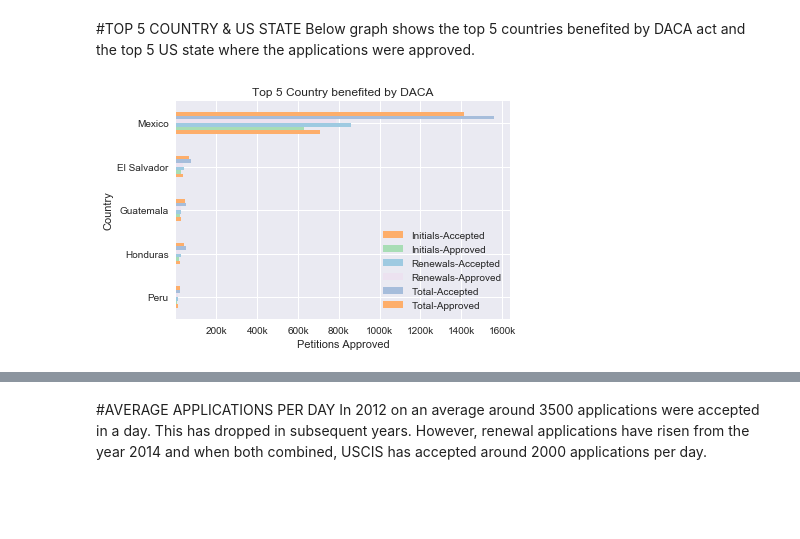
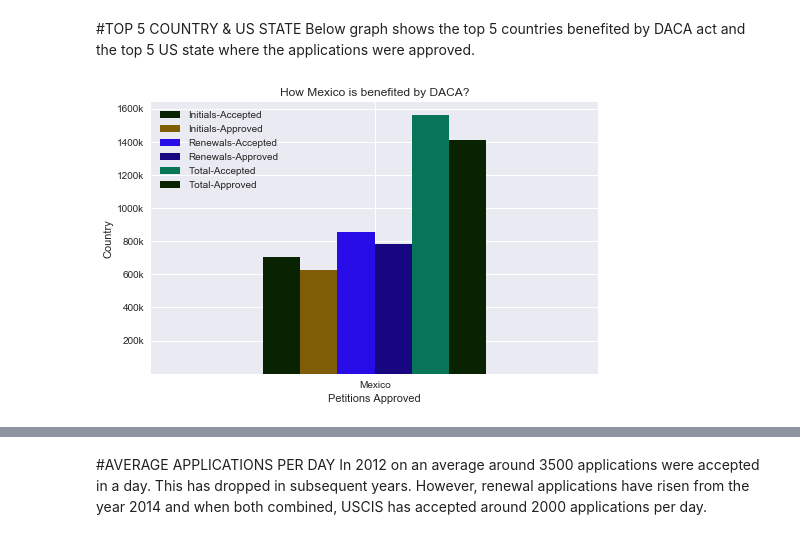
Before and after one commit to KirazG/datascience, a Jupyter notebook: capstone-project1/DataStory/Datastory.ipynb, the cells around one changed output, grey strips where cells are left out. Cells and saved outputs as stored; diff of their text form; code cells hidden in the pictures; blank space fills up the shorter version.

```diff
--- a/capstone-project1/DataStory/Datastory.ipynb
+++ b/capstone-project1/DataStory/Datastory.ipynb
@@ -127,18 +132,15 @@ plt.show()
 #TOP 5 COUNTRY & US STATE
 Below graph shows the top 5 countries benefited by DACA act and the top 5 US state where the applications were approved.
 # %%
-import pandas as pd
-import matplotlib.pyplot as plt
-import seaborn as sns
-sns.set
 df = pd.read_excel('data/country-status.xls',header=1)
-df.sort_values(by='Total-Approved')[-5:].plot(x='Country',kind='barh',color=['#fdae6b','#a8ddb5','#9ecae1','#ece2f0','#a6bddb'])
+df.sort_values(by='Total-Approved')[-1:].plot(x='Country',kind='bar',figsize=(8,5),color=['#092202','#7F5C06','#280CE8','#16067F','#067558'])
 plt.xlabel('Petitions Approved')
 plt.ylabel('Country')
 tick_val = [200000,400000,600000,800000,1000000,1200000,1400000,1600000]
 tick_lab = ['200k','400k','600k','800k','1000k','1200k','1400k','1600k']
-plt.xticks(tick_val,tick_lab)
-plt.title('Top 5 Country benefited by DACA')
+plt.yticks(tick_val,tick_lab)
+plt.title('How Mexico is benefited by DACA?')
+plt.xticks(rotation=0)
 plt.show()
 # %% [output]
-[figure, old version]
+[figure, new version]
```
Also changed, not shown: parts of 10 cells of this notebook.
